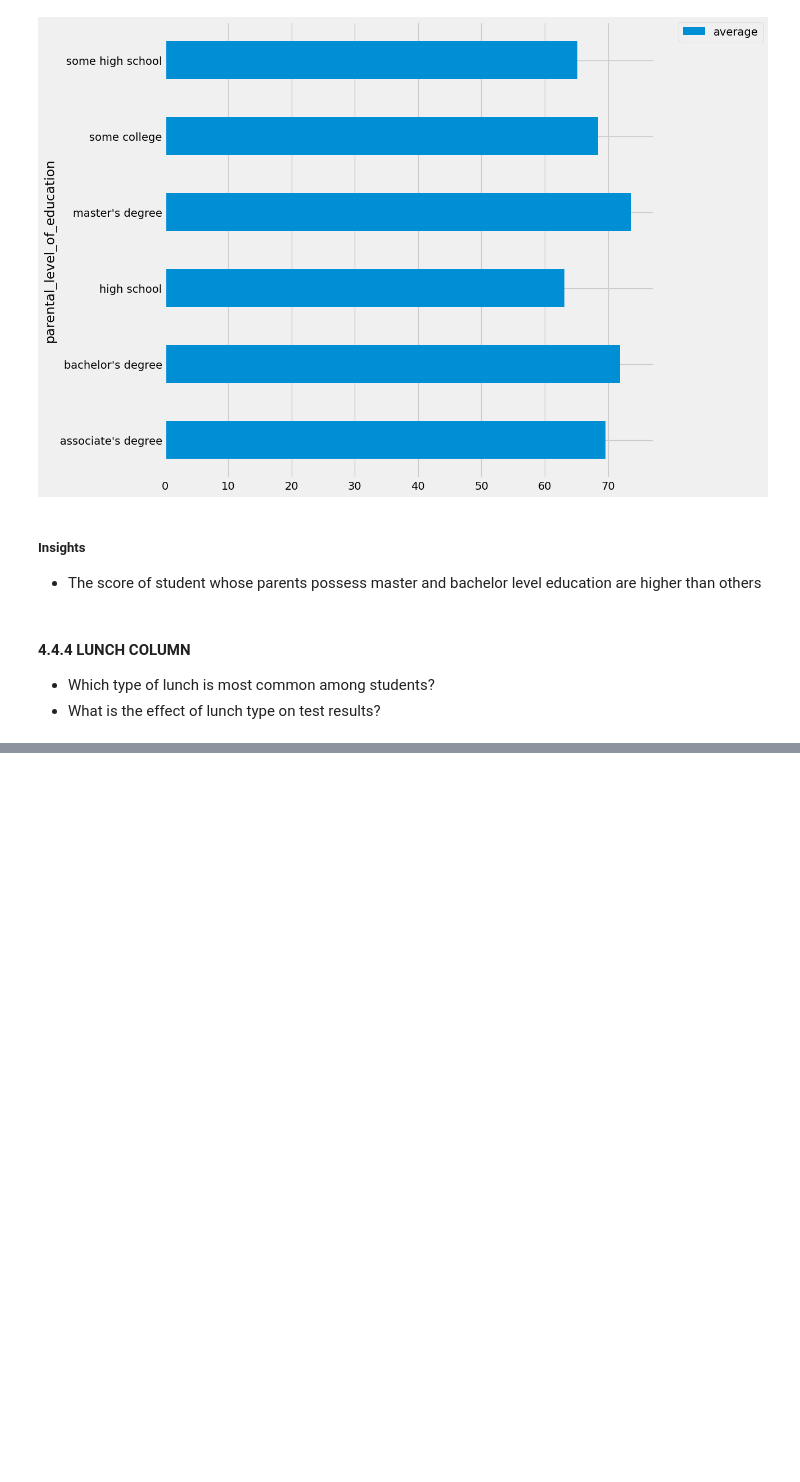
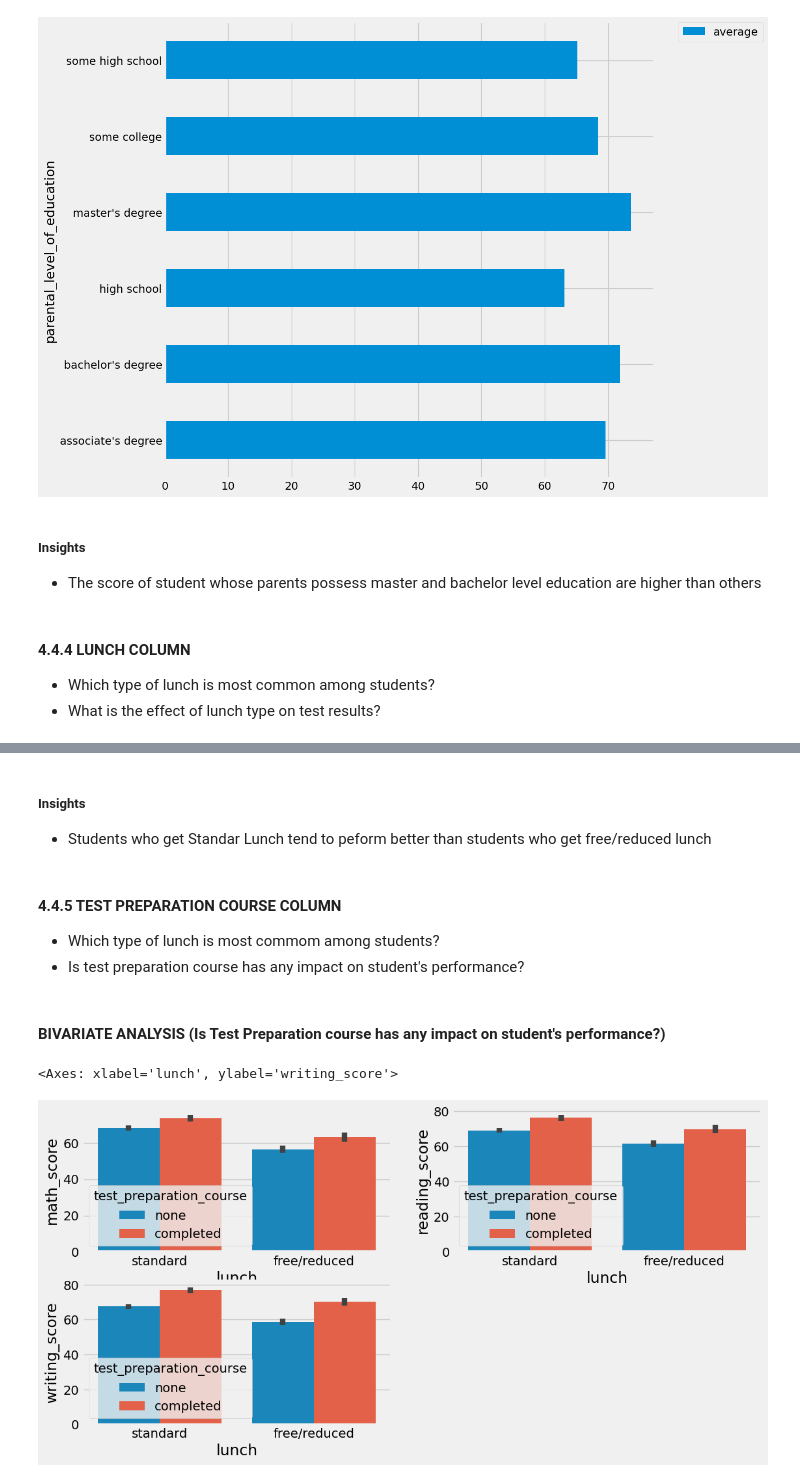
Before and after one commit to SantanuRed/mlprojects, a Jupyter notebook: notebook/1. EDA STUDENT PERFORMANCE.ipynb, the cells around one changed output, grey strips where cells are left out. Cells and saved outputs as stored; diff of their text form; code cells hidden in the pictures; blank space fills up the shorter version.

```diff
--- a/notebook/1. EDA STUDENT PERFORMANCE.ipynb
+++ b/notebook/1. EDA STUDENT PERFORMANCE.ipynb
@@ -530,0 +560,20 @@ plt.show()
+# %% [markdown]
+##### Insights
+- Students who get Standar Lunch tend to peform better than students who get free/reduced lunch
+# %% [markdown]
+#### 4.4.5 TEST PREPARATION COURSE COLUMN
+- Which type of lunch is most commom among students?
+- Is test preparation course has any impact on student's performance?
+# %% [markdown]
+#### BIVARIATE ANALYSIS (Is Test Preparation course has any impact on student's performance?)
+# %%
+plt.figure(figsize=(12, 6))
+plt.subplot(2, 2, 1)
+sns.barplot(x=df['lunch'], y=df['math_score'], hue=df['test_preparation_course'])
+plt.subplot(2, 2, 2)
+sns.barplot(x=df['lunch'], y=df['reading_score'], hue=df['test_preparation_course'])
+plt.subplot(2, 2, 3)
+sns.barplot(x=df['lunch'], y=df['writing_score'], hue=df['test_preparation_course'])
+# %% [output]
+<Axes: xlabel='lunch', ylabel='writing_score'>
+[figure, added]
```
Also changed, not shown: parts of 12 cells of this notebook.
